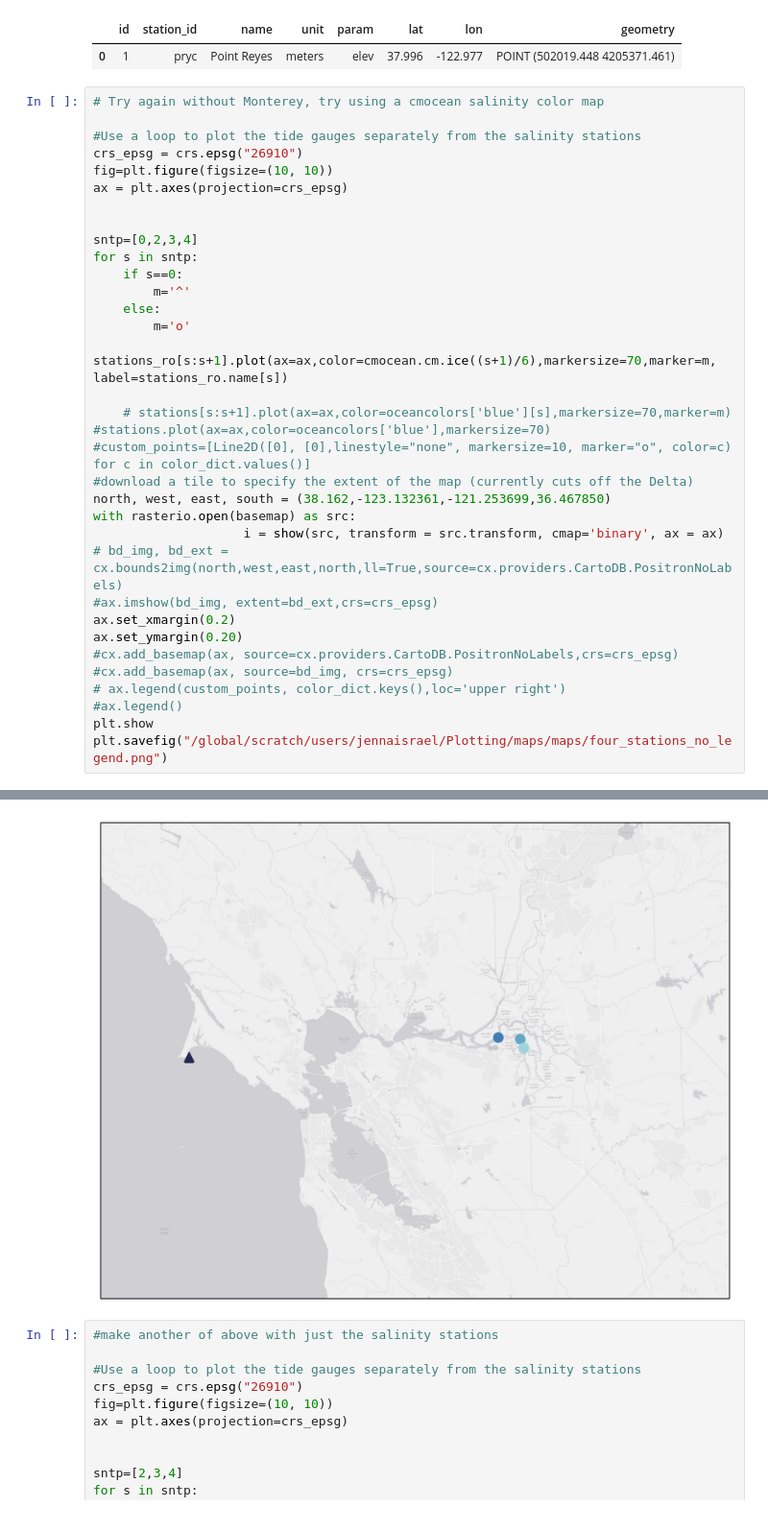
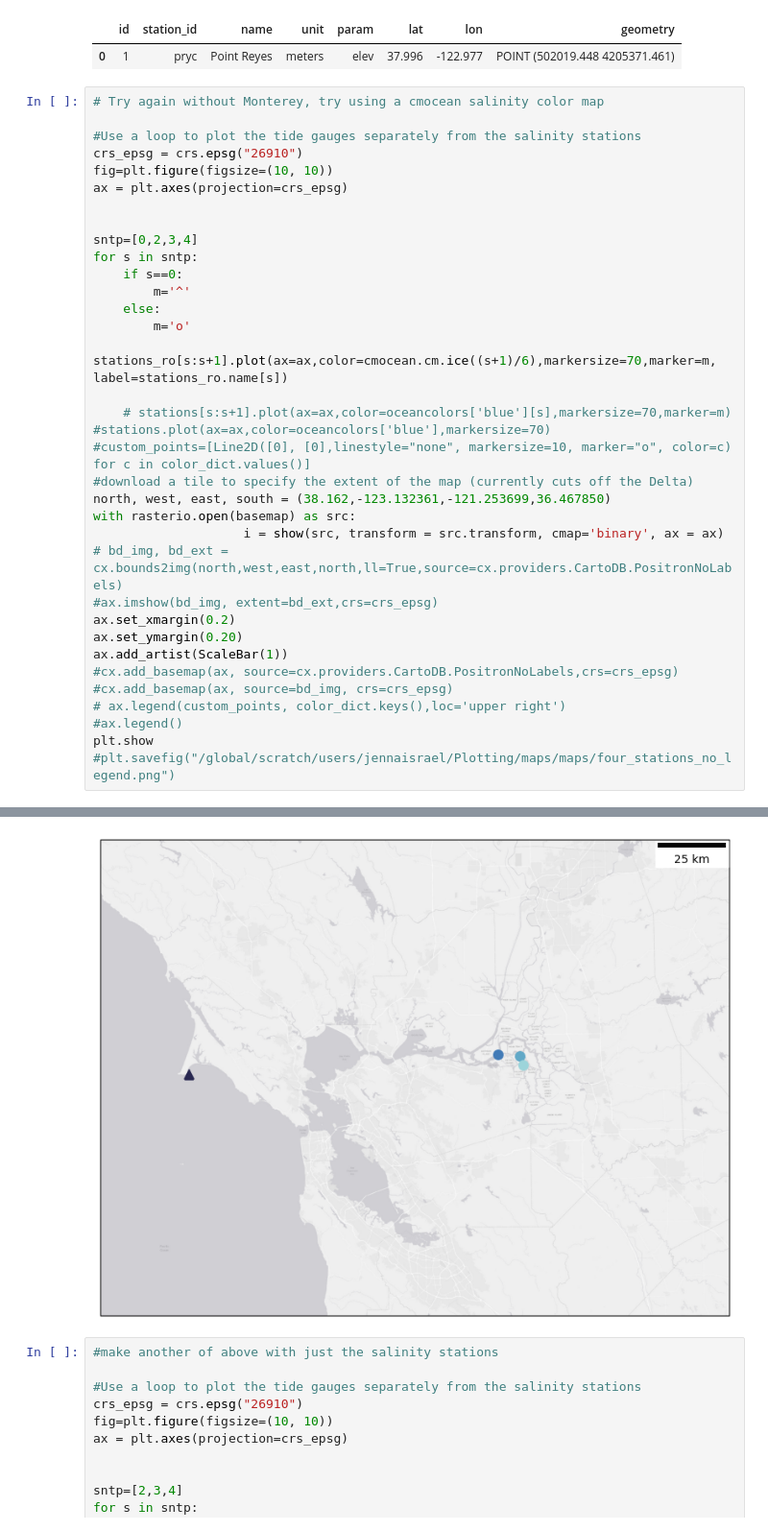
Before and after one commit to jennaisrael/Savio_scratch_back_up, a Jupyter notebook: Plotting/maps/map_salinty_stations.ipynb, the cells around one changed output, grey strips where cells are left out. Shown at 96% size. Saved outputs shown, nothing was run; the diff lists cells and outputs as text.

```diff
--- a/Plotting/maps/map_salinty_stations.ipynb
+++ b/Plotting/maps/map_salinty_stations.ipynb
@@ -164,10 +165,11 @@ with rasterio.open(basemap) as src:
 #ax.imshow(bd_img, extent=bd_ext,crs=crs_epsg)
 ax.set_xmargin(0.2)
 ax.set_ymargin(0.20)
+ax.add_artist(ScaleBar(1))
 #cx.add_basemap(ax, source=cx.providers.CartoDB.PositronNoLabels,crs=crs_epsg)
 #cx.add_basemap(ax, source=bd_img, crs=crs_epsg)
 # ax.legend(custom_points, color_dict.keys(),loc='upper right')
 #ax.legend()
 plt.show
-plt.savefig("/global/scratch/users/jennaisrael/Plotting/maps/maps/four_stations_no_legend.png")
+#plt.savefig("/global/scratch/users/jennaisrael/Plotting/maps/maps/four_stations_no_legend.png")
 # %% [output]
@@ -174,4 +177,4 @@ plt.savefig("/global/scratch/users/jennaisrael/Plotting/maps/maps/four_stations_
-[figure, old version]
+[figure, new version]
 # %%
 #make another of above with just the salinity stations
 
```
Also changed, not shown: parts of 19 cells of this notebook, 5 other files.
